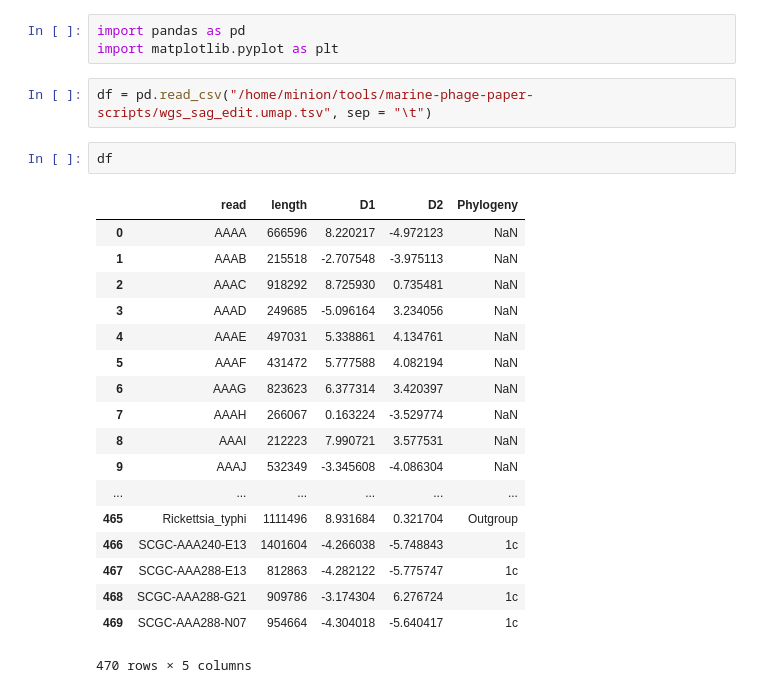
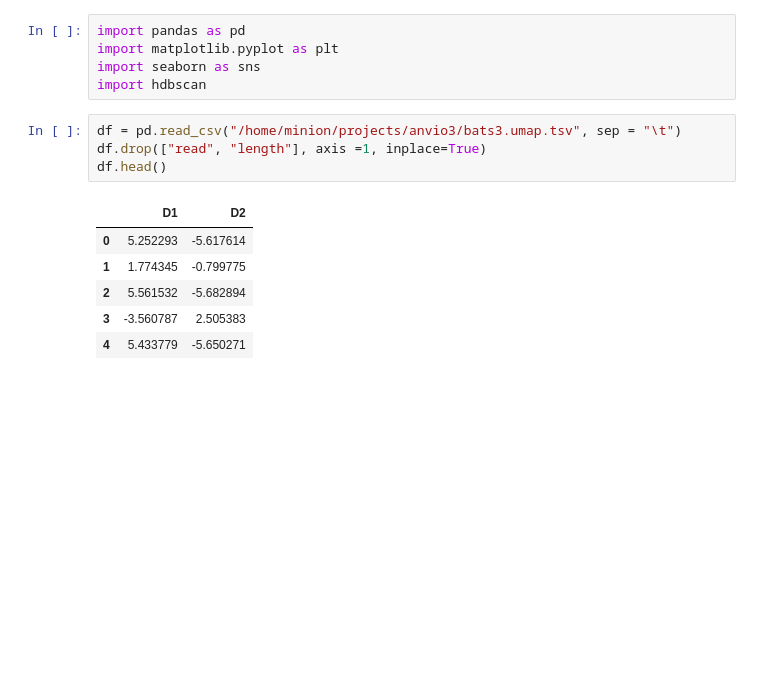
Before and after one commit to ash-bell/Python_notebooks, a Jupyter notebook: kmer_umap_t-sne.ipynb, the cells around one changed output. Cells and saved outputs as stored; diff of their text form; blank space fills up the shorter version.

```diff
--- a/kmer_umap_t-sne.ipynb
+++ b/kmer_umap_t-sne.ipynb
@@ -1,26 +1,16 @@
 # %%
 import pandas as pd
 import matplotlib.pyplot as plt
+import seaborn as sns
+import hdbscan
 # %%
-df = pd.read_csv("/home/minion/tools/marine-phage-paper-scripts/wgs_sag_edit.umap.tsv", sep = "\t")
+df = pd.read_csv("/home/minion/projects/anvio3/bats3.umap.tsv", sep = "\t")
+df.drop(["read", "length"], axis =1, inplace=True)
+df.head()
+# %% [output]
+|  | D1 | D2 |
+| 0 | 5.252293 | -5.617614 |
+| 1 | 1.774345 | -0.799775 |
+| 2 | 5.561532 | -5.682894 |
+| 3 | -3.560787 | 2.505383 |
+| 4 | 5.433779 | -5.650271 |
-# %%
-df
-# %% [output]
-|  | read | length | D1 | D2 | Phylogeny |
-| 0 | AAAA | 666596 | 8.220217 | -4.972123 | NaN |
-| 1 | AAAB | 215518 | -2.707548 | -3.975113 | NaN |
-| 2 | AAAC | 918292 | 8.725930 | 0.735481 | NaN |
-| 3 | AAAD | 249685 | -5.096164 | 3.234056 | NaN |
-| 4 | AAAE | 497031 | 5.338861 | 4.134761 | NaN |
-| 5 | AAAF | 431472 | 5.777588 | 4.082194 | NaN |
-| 6 | AAAG | 823623 | 6.377314 | 3.420397 | NaN |
-| 7 | AAAH | 266067 | 0.163224 | -3.529774 | NaN |
-| 8 | AAAI | 212223 | 7.990721 | 3.577531 | NaN |
-| 9 | AAAJ | 532349 | -3.345608 | -4.086304 | NaN |
-| ... | ... | ... | ... | ... | ... |
-| 465 | Rickettsia_typhi | 1111496 | 8.931684 | 0.321704 | Outgroup |
-| 466 | SCGC-AAA240-E13 | 1401604 | -4.266038 | -5.748843 | 1c |
-| 467 | SCGC-AAA288-E13 | 812863 | -4.282122 | -5.775747 | 1c |
-| 468 | SCGC-AAA288-G21 | 909786 | -3.174304 | 6.276724 | 1c |
-| 469 | SCGC-AAA288-N07 | 954664 | -4.304018 | -5.640417 | 1c |
-470 rows × 5 columns
```
Also changed, not shown: parts of 6 cells of this notebook, 1 other file.
